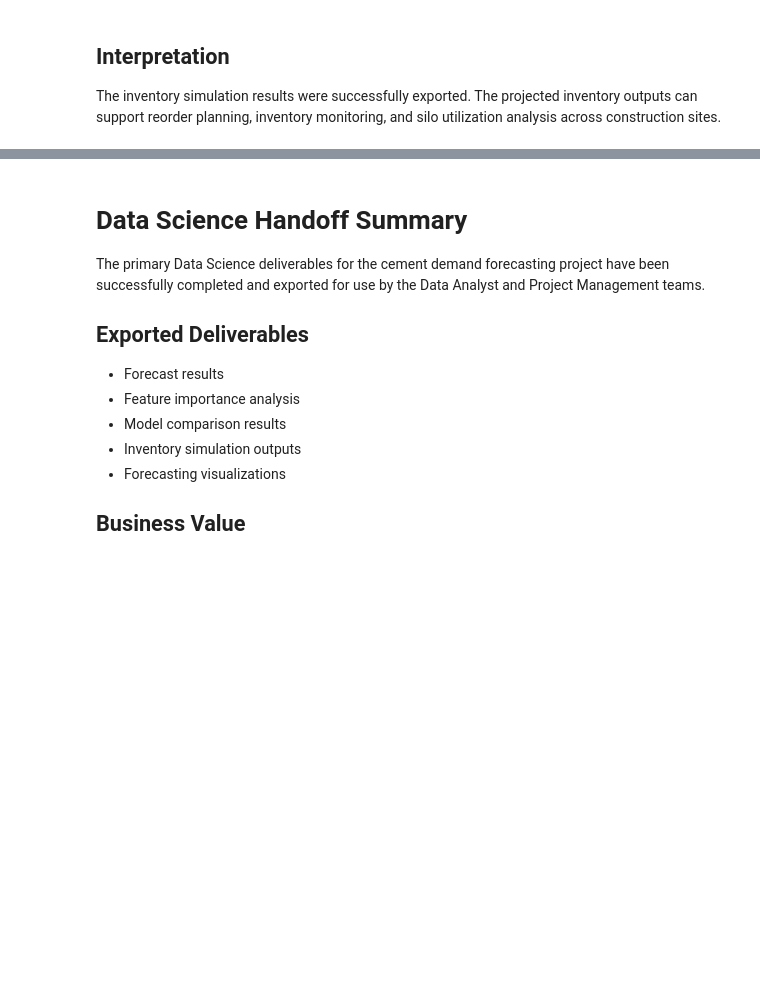
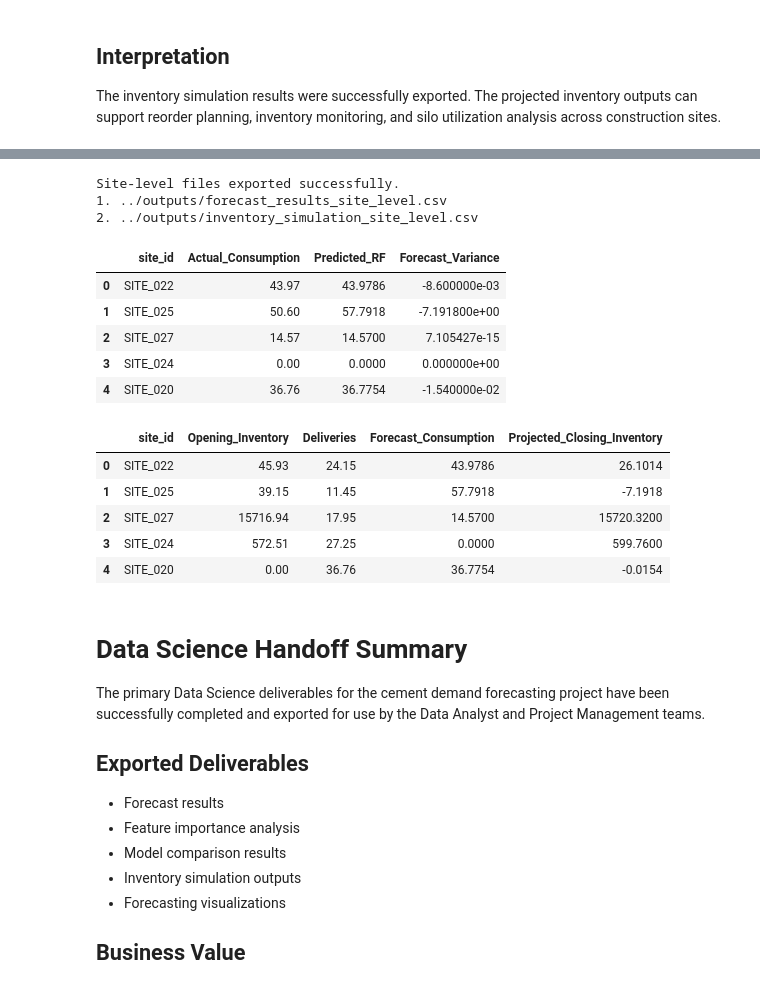
Before and after one commit to felixo260/cement-demand-forecasting, a Jupyter notebook: notebooks/eda_model.ipynb, the cells around one changed output, grey strips where cells are left out. Cells and saved outputs as stored; diff of their text form; code cells hidden in the pictures; blank space fills up the shorter version.

Commit message:
Added site-level dashboard corrections and simulation outputs

```diff
--- a/notebooks/eda_model.ipynb
+++ b/notebooks/eda_model.ipynb
@@ -954,3 +958,83 @@ The inventory simulation results were successfully exported. The projected inven
+# %%
+import pandas as pd
+import os
+
+# Make sure outputs folder exists
+os.makedirs("../outputs", exist_ok=True)
+
+# 1. Get the original test rows used by the model
+test_rows = df.loc[X_test.index].copy()
+
+# 2. Check that site_id exists in the original dataframe
+if "site_id" not in test_rows.columns:
+    raise ValueError(
+        "site_id column was not found in df. "
+        "Please confirm the original dataset contains site_id before exporting site-level results."
+    )
+
+# 3. Create site-level forecast results
+forecast_results_site_level = pd.DataFrame({
+    "site_id": test_rows["site_id"].values,
+    "Actual_Consumption": y_test.values,
+    "Predicted_RF": rf_predictions
+})
+
+# 4. Add forecast variance
+forecast_results_site_level["Forecast_Variance"] = (
+    forecast_results_site_level["Actual_Consumption"] -
+    forecast_results_site_level["Predicted_RF"]
+)
+
+# 5. Export site-level forecast results
+forecast_results_site_level.to_csv(
+    "../outputs/forecast_results_site_level.csv",
+    index=False
+)
+
+# 6. Create site-level inventory simulation
+inventory_simulation_site_level = pd.DataFrame({
+    "site_id": test_rows["site_id"].values,
+    "Opening_Inventory": test_rows["opening_inventory_tonnes"].values,
+    "Deliveries": test_rows["deliveries_tonnes"].values,
+    "Forecast_Consumption": rf_predictions
+})
+
+# 7. Calculate projected closing inventory
+inventory_simulation_site_level["Projected_Closing_Inventory"] = (
+    inventory_simulation_site_level["Opening_Inventory"] +
+    inventory_simulation_site_level["Deliveries"] -
+    inventory_simulation_site_level["Forecast_Consumption"]
+)
+
+# 8. Export site-level inventory simulation
+inventory_simulation_site_level.to_csv(
+    "../outputs/inventory_simulation_site_level.csv",
+    index=False
+)
+
+# 9. Preview outputs
+print("Site-level files exported successfully.")
+print("1. ../outputs/forecast_results_site_level.csv")
+print("2. ../outputs/inventory_simulation_site_level.csv")
+
+display(forecast_results_site_level.head())
+display(inventory_simulation_site_level.head())
+# %% [output]
+Site-level files exported successfully.
+1. ../outputs/forecast_results_site_level.csv
+2. ../outputs/inventory_simulation_site_level.csv
+|  | site_id | Actual_Consumption | Predicted_RF | Forecast_Variance |
+| 0 | SITE_022 | 43.97 | 43.9786 | -8.600000e-03 |
+| 1 | SITE_025 | 50.60 | 57.7918 | -7.191800e+00 |
+| 2 | SITE_027 | 14.57 | 14.5700 | 7.105427e-15 |
+| 3 | SITE_024 | 0.00 | 0.0000 | 0.000000e+00 |
+| 4 | SITE_020 | 36.76 | 36.7754 | -1.540000e-02 |
+|  | site_id | Opening_Inventory | Deliveries | Forecast_Consumption | Projected_Closing_Inventory |
+| 0 | SITE_022 | 45.93 | 24.15 | 43.9786 | 26.1014 |
+| 1 | SITE_025 | 39.15 | 11.45 | 57.7918 | -7.1918 |
+| 2 | SITE_027 | 15716.94 | 17.95 | 14.5700 | 15720.3200 |
+| 3 | SITE_024 | 572.51 | 27.25 | 0.0000 | 599.7600 |
+| 4 | SITE_020 | 0.00 | 36.76 | 36.7754 | -0.0154 |
 # %% [markdown]
 # Data Science Handoff Summary
 
```
Also changed, not shown: parts of 2 cells of this notebook, 5 other files.
